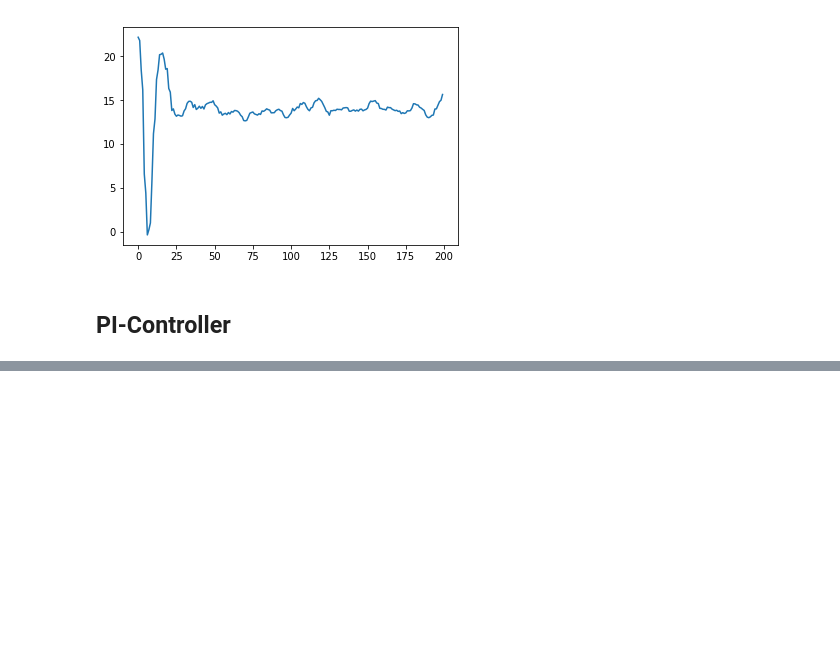
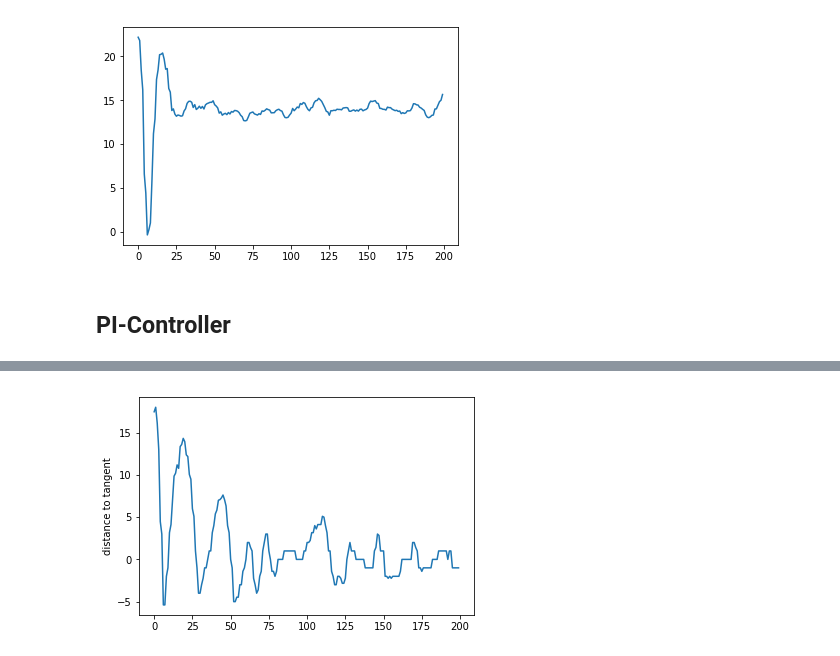
Before and after one commit to nyucan/can-selfdriving, a Jupyter notebook: record/visualization.ipynb, the cells around one changed output, grey strips where cells are left out. Cells and saved outputs as stored; diff of their text form; code cells hidden in the pictures; blank space fills up the shorter version.

```diff
--- a/record/visualization.ipynb
+++ b/record/visualization.ipynb
@@ -110,0 +121,8 @@ plt.plot(dis_mean_list)
+# %%
+record = np.load('./record-pi-2.npy')
+dis_rec_pi_list[1] = record[:200, 0]
+plt.plot(dis_rec_pi_list[1])
+plt.ylabel('distance to tangent')
+plt.show()
+# %% [output]
+[figure, added]
```
Also changed, not shown: parts of 13 cells of this notebook, 21 other files.
